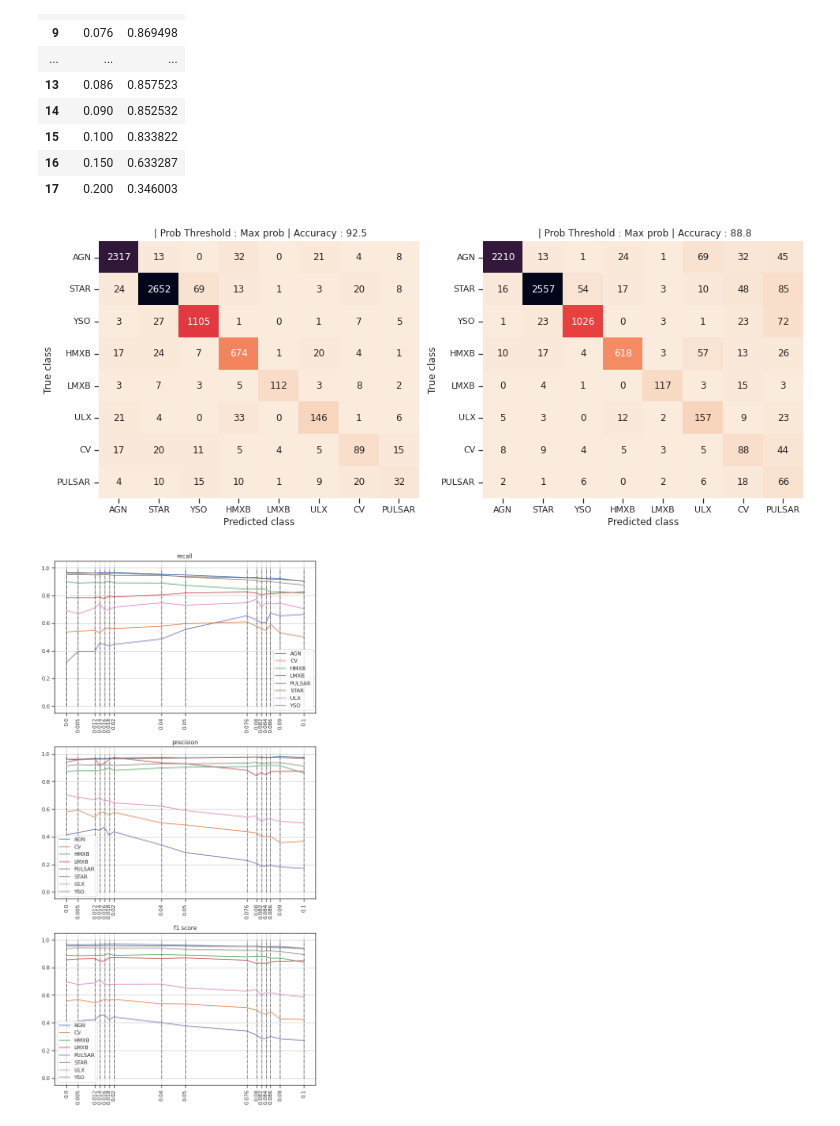
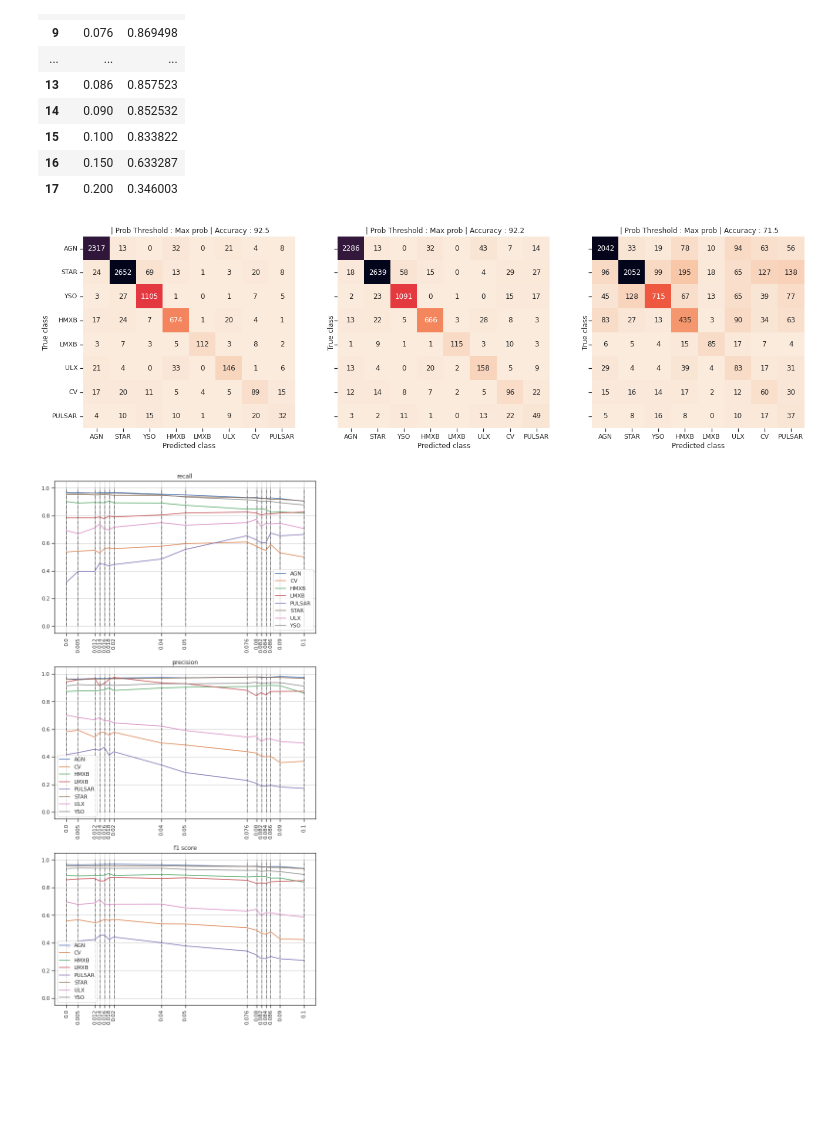
Before and after one commit to KumaranShivam5/aurora-server-final, a Jupyter notebook: lightGBM.ipynb, the cells around one changed output. Cells and saved outputs as stored; diff of their text form; code cells hidden in the pictures; blank space fills up the shorter version.

```diff
--- a/lightGBM.ipynb
+++ b/lightGBM.ipynb
@@ -653,12 +659,13 @@ mcc_df
 # %%
 #g = 0.016
 from utilities import plot_cf
-fig , ax = plt.subplots(nrows=1 , ncols=2 , figsize=(16,6))
+fig , ax = plt.subplots(nrows=1 , ncols=3 , figsize=(22,6) , sharey=True)
 plot_cf([gamma_score[0.000]['pred_table']] , normalize=None , ax=ax[0])
-plot_cf([gamma_score[0.090]['pred_table']] , normalize=None , ax=ax[1])
+plot_cf([gamma_score[0.040]['pred_table']] , normalize=None , ax=ax[1])
+plot_cf([gamma_score[0.150]['pred_table']] , normalize=None , ax=ax[2])
 plt.show()
 # %% [output]
-[figure, old version]
+[figure, new version]
 # %%
 fig , ax = plt.subplots(nrows=3 , ncols=1 ,  figsize=(8,16) ,  constrained_layout=True)
 for cl in np.unique(gdf['class']):
```
Also changed, not shown: parts of 3 cells of this notebook.
